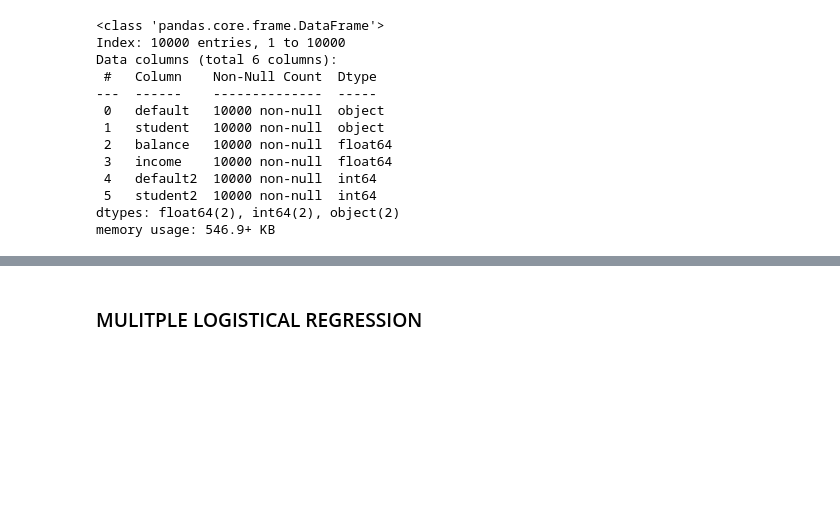
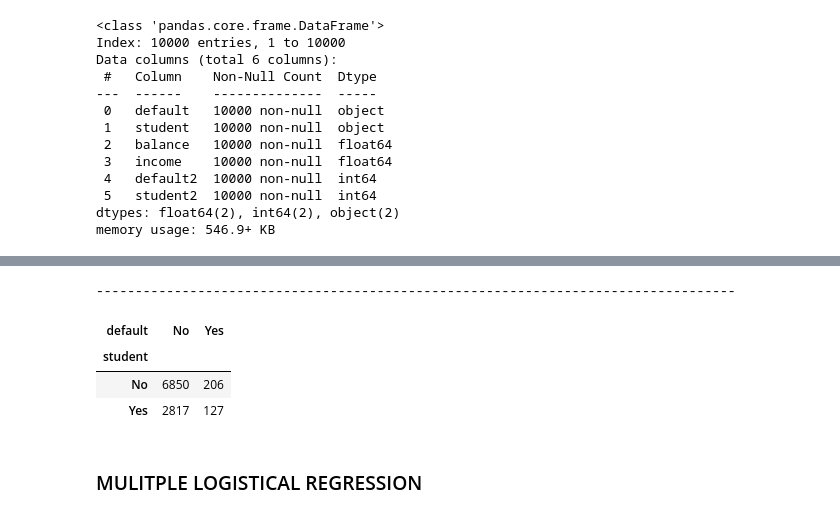
Before and after one commit to xz-bruh-bwe/EE_257, a Jupyter notebook: %ML_PATH_EE257%/EE257_env/Assignments/Hw4/Hw4_Problem2.ipynb, the cells around one changed output, grey strips where cells are left out. Saved outputs shown, nothing was run; the diff lists cells and outputs as text; code cells hidden in the pictures; blank space fills up the shorter version.

```diff
--- a/%ML_PATH_EE257%/EE257_env/Assignments/Hw4/Hw4_Problem2.ipynb
+++ b/%ML_PATH_EE257%/EE257_env/Assignments/Hw4/Hw4_Problem2.ipynb
@@ -136,0 +123,33 @@ memory usage: 546.9+ KB
+# %%
+# LOGISTICAL REGRESSION
+#establish y output:
+y = df.default2
+
+# Assert x train input
+X_train = df.balance.values.reshape(-1,1)
+
+# Using newton-cg solver, the coefficients are equal/closest to the ones in the book.
+clf = skl_lm.LogisticRegression(solver='newton-cg')
+
+#fit the output
+clf.fit(X_train,y)
+
+y_pred = clf.predict(X_train)
+
+print('----------------------------------------------------------------------------------')
+print(clf)
+print('classes: ',clf.classes_)
+print('coefficients: ',clf.coef_)
+print('intercept :', clf.intercept_)
+print('----------------------------------------------------------------------------------')
+accuracy = accuracy_score(y, y_pred)
+print("Accuracy:", accuracy)
+print('----------------------------------------------------------------------------------')
+#print classification report
+print('\n')
+print('Double check this classification report')
+print(classification_report(y, y_pred, target_names=['No', 'Yes']))
+print('----------------------------------------------------------------------------------')
+
+print('Calculated RSS:' )
+print('----------------------------------------------------------------------------------')
@@ -137,3 +174,14 @@ memory usage: 546.9+ KB
+# %%
+print('----------------------------------------------------------------------------------')
+confusion_matrix(y, y_pred)
+
+df.groupby(['student','default']).size().unstack('default')
+# %% [output]
+----------------------------------------------------------------------------------
+| default | No | Yes |
+| student |  |  |
+| No | 6850 | 206 |
+| Yes | 2817 | 127 |
 # %% [markdown]
 ### MULITPLE LOGISTICAL REGRESSION
 # %%
```
Also changed, not shown: parts of 22 cells of this notebook, 5 other files.
